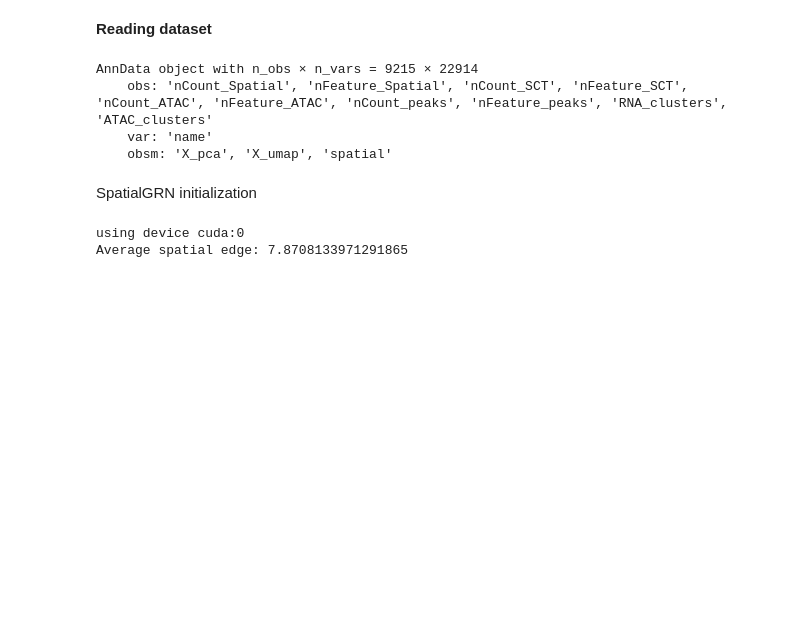
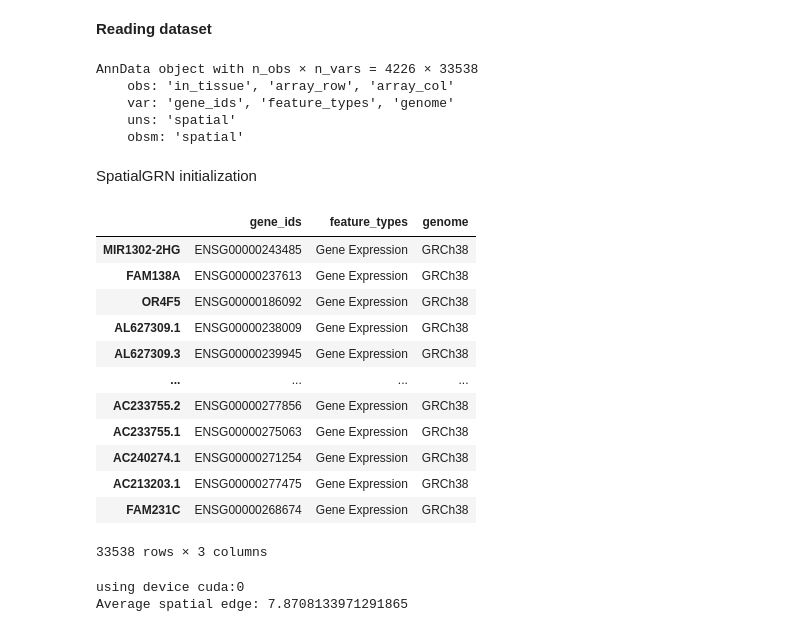
Before and after one commit to tju-zl/SpatialGRN, a Jupyter notebook: Notebooks/Pretrain_Visium.ipynb, the cells around one changed output. Drawn from its saved outputs; the diff is of its cells as text; code cells hidden in the pictures; blank space fills up the shorter version.

```diff
--- a/Notebooks/Pretrain_Visium.ipynb
+++ b/Notebooks/Pretrain_Visium.ipynb
@@ -16,6 +16,6 @@ import matplotlib.pyplot as plt
 from SpatialGPT.config import config
 opt = config()
 args = opt.parse_args(['--gpu', '0'])
-args.dataset_path = '../Data/DLPFC'
+args.dataset_path = '../Data/DLPFC/'
 args.max_epoch = 30
 args
@@ -27,12 +29,14 @@ set_random_seed(args.seed)
 # %% [markdown]
 **Reading dataset**
 # %%
-adata = sc.read_h5ad(os.path.join(args.dataset_path, 'adata_RNA.h5ad'))
+sector = '151507'
+adata = sc.read_visium(os.path.join(args.dataset_path+sector))
 adata
 # %% [output]
-AnnData object with n_obs × n_vars = 9215 × 22914
-    obs: 'nCount_Spatial', 'nFeature_Spatial', 'nCount_SCT', 'nFeature_SCT', 'nCount_ATAC', 'nFeature_ATAC', 'nCount_peaks', 'nFeature_peaks', 'RNA_clusters', 'ATAC_clusters'
-    var: 'name'
-    obsm: 'X_pca', 'X_umap', 'spatial'
+AnnData object with n_obs × n_vars = 4226 × 33538
+    obs: 'in_tissue', 'array_row', 'array_col'
+    var: 'gene_ids', 'feature_types', 'genome'
+    uns: 'spatial'
+    obsm: 'spatial'
 # %% [markdown]
 SpatialGRN initialization
@@ -39 +47,17 @@ SpatialGRN initialization
+# %%
+adata.var
+# %% [output]
+|  | gene_ids | feature_types | genome |
+| MIR1302-2HG | ENSG00000243485 | Gene Expression | GRCh38 |
+| FAM138A | ENSG00000237613 | Gene Expression | GRCh38 |
+| OR4F5 | ENSG00000186092 | Gene Expression | GRCh38 |
+| AL627309.1 | ENSG00000238009 | Gene Expression | GRCh38 |
+| AL627309.3 | ENSG00000239945 | Gene Expression | GRCh38 |
+| ... | ... | ... | ... |
+| AC233755.2 | ENSG00000277856 | Gene Expression | GRCh38 |
+| AC233755.1 | ENSG00000275063 | Gene Expression | GRCh38 |
+| AC240274.1 | ENSG00000271254 | Gene Expression | GRCh38 |
+| AC213203.1 | ENSG00000277475 | Gene Expression | GRCh38 |
+| FAM231C | ENSG00000268674 | Gene Expression | GRCh38 |
+33538 rows × 3 columns
 # %%
```
Also changed, not shown: parts of 5 cells of this notebook, 10 other files.
